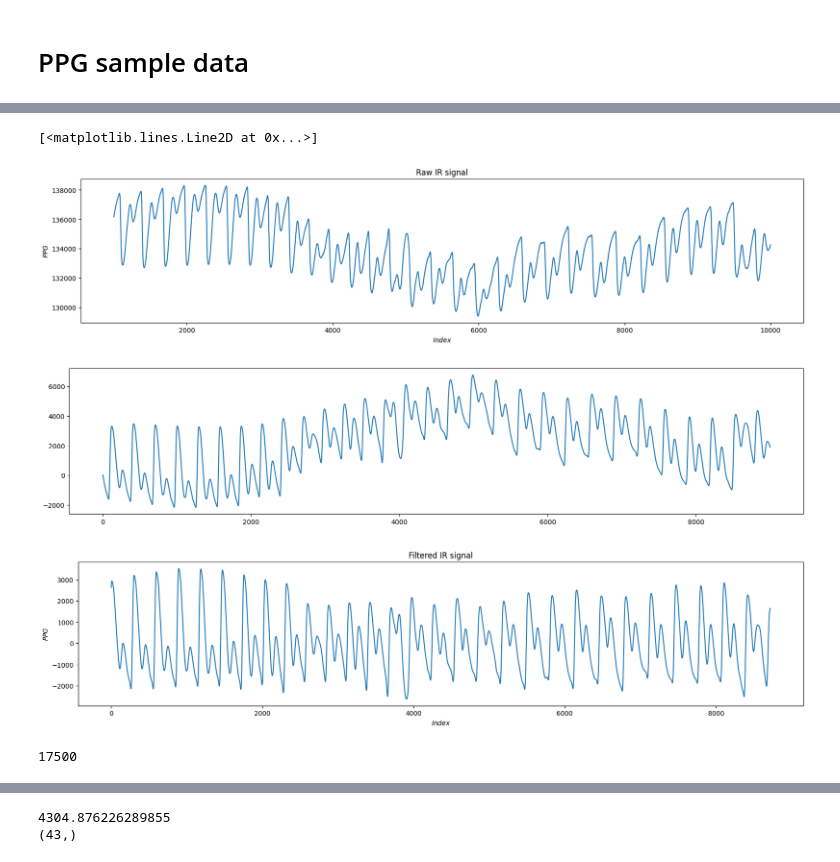
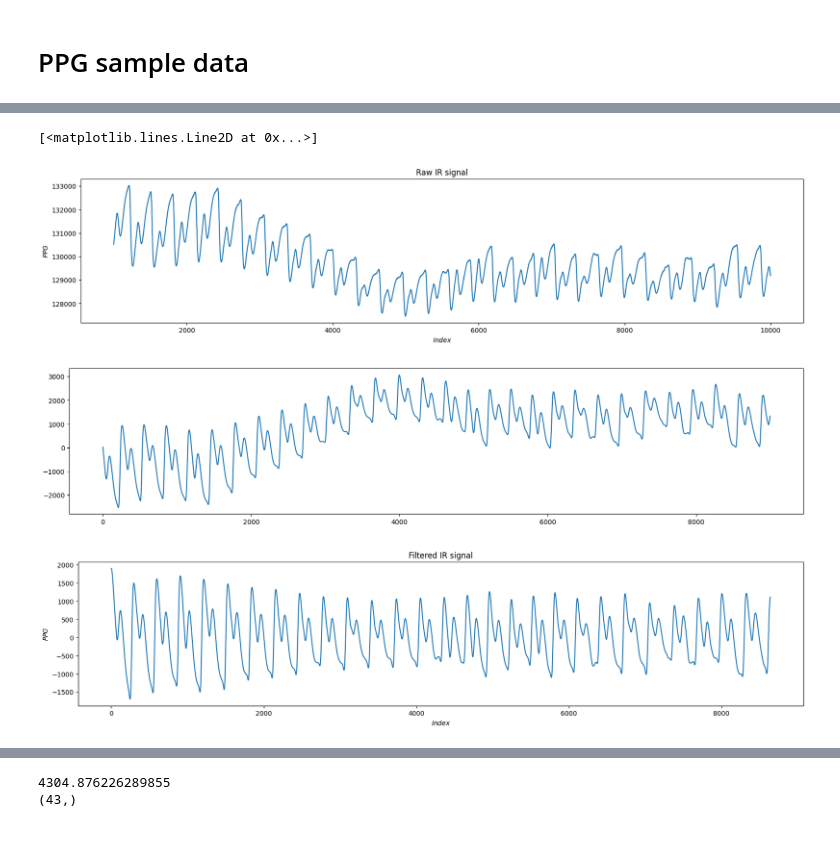
Before and after one commit to aacudad/EPO4-C2, a Jupyter notebook: PPG_preprocessing.ipynb, the cells around one changed output, grey strips where cells are left out. Saved outputs shown, nothing was run; the diff lists cells and outputs as text; code cells hidden in the pictures.

```diff
--- a/PPG_preprocessing.ipynb
+++ b/PPG_preprocessing.ipynb
@@ -247,33 +434,33 @@ from scipy.signal import find_peaks
 # %%
-PPG_data = pd.read_csv('C:/Users/JackC/Documents/EPO4-C2/Testday_2/Subject_1/Nicky-nultest_1.csv')
+PPG_data = pd.read_csv('C:/Users/JackC/Documents/EPO4-C2/Testday_2/Subject_1/Nicky-stresstest_stroop.csv')
 # daan quiz & rest 1
 fs = 400
 
 red_data = PPG_data.iloc[1000:10000,[3]]
 ir_data = PPG_data.iloc[1000:10000,[4]]
 
 plt.figure(figsize=(20,4))
 plt.plot(red_data)
 #plt.plot(ir_data)
 
 red_data_clean = nk.ppg_clean(red_data, method='nabian2018', sampling_rate=1000)
-ir_data_clean = nk.ppg_clean(ir_data, method='nabian2018', sampling_rate=1000)
-ir_data_clean = nk.ppg_clean(ir_data_clean, method='nabian2018', sampling_rate=1000)
+#ir_data_clean = nk.ppg_clean(ir_data, method='nabian2018', sampling_rate=1000)
+#ir_data_clean = nk.ppg_clean(ir_data_clean, method='nabian2018', sampling_rate=1000)
 
 # labels and titles
 plt.title('Raw IR signal')
 plt.xlabel('$Index$')
 plt.ylabel('$PPG$')
 plt.figure(figsize=(20,4))
 #plt.savefig("FawIRSignal.pdf", format="pdf", bbox_inches="tight")
 
 
-plt.plot(red_data.iloc[0,0] - red_data_clean)
+#plt.plot(red_data.iloc[0,0] - red_data_clean)
 #plt.plot(ir_data.iloc[0,0] - ir_data_clean)
 # %% [output]
 [<matplotlib.lines.Line2D at 0x...>]
-[figure, old version]
+[figure, new version]
-[figure, old version]
+[figure, new version]
 # %%
 # Parameters
 order = 4
@@ -288,7 +475,7 @@ red_filt = scipy.signal.filtfilt(b, a, red_data_clean, axis=0)
 peaks_red, _ = find_peaks(np.array(red_filt), height=0, distance=0.5*fs)
 peaks_red_min, _ = find_peaks(-red_filt, height=0, distance=0.5*fs)
 
-red_filt = scipy.signal.filtfilt(b, a, red_data_clean, axis=0)[peaks_red_min[0]-10:peaks_red_min[-1]]
+red_filt = scipy.signal.filtfilt(b, a, red_data_clean, axis=0)[peaks_red_min[0]-1:peaks_red_min[-1]-1]
 peaks_red, _ = find_peaks(np.array(red_filt), height=0, distance=0.5*fs)
 peaks_red_min, _ = find_peaks(-red_filt, height=0, distance=0.5*fs)
 
@@ -305,8 +492,4 @@ plt.ylabel('$PPG$')
 
 plt.savefig("FilterIRSignal.pdf", format="pdf", bbox_inches="tight")
 # %% [output]
-[figure, old version]
+[figure, new version]
-# %%
-print(bvp.size)
-# %% [output]
-17500
```
Also changed, not shown: parts of 20 cells of this notebook, 2 other files.
